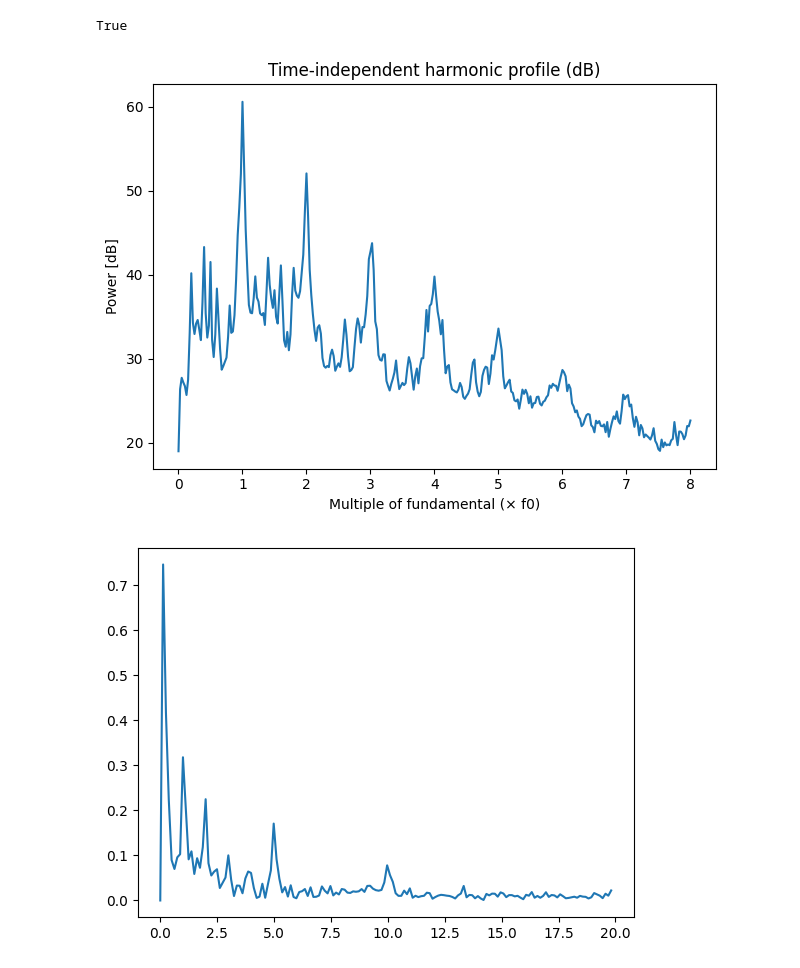
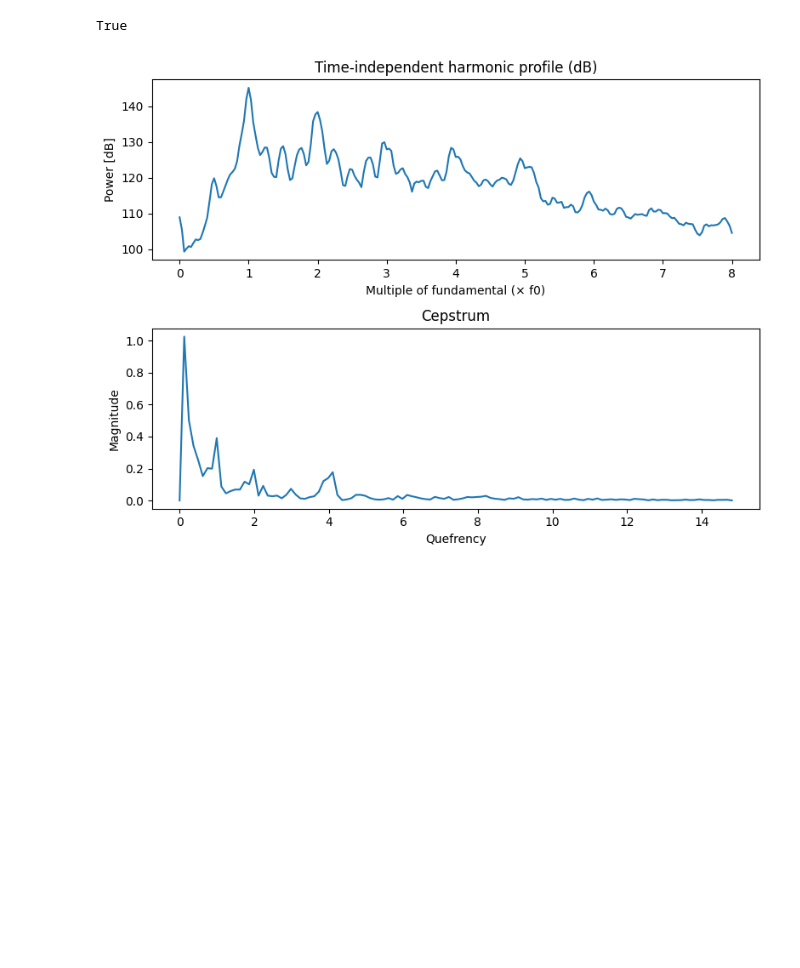
Before and after one commit to alvisngan/AASD4010_deep_learning_1_project, a Jupyter notebook: signal_processing_demo.ipynb, the cells around one changed output. Drawn from its saved outputs; the diff is of its cells as text; code cells hidden in the pictures; blank space fills up the shorter version.

```diff
--- a/signal_processing_demo.ipynb
+++ b/signal_processing_demo.ipynb
@@ -221,19 +222,8 @@ print(num_orders*bins_per_interval+1 == len(x_mult))
 True
 # %%
 # Testing the overall signal processing code
-from signal_processing import process_audio
-spec_power_db, ceps_mag, spec_order, ceps_qref = process_audio(WAV_PATH)
-
-plt.plot(spec_order,b)
-plt.xlabel("Multiple of fundamental (× f0)")
-plt.ylabel("Power [dB]")
-plt.title("Time-independent harmonic profile (dB)")
-plt.tight_layout()
-plt.show()
-
-
-plt.plot(ceps_qref, ceps_mag)
-plt.show()
+from signal_processing import plot_audio_file
+WAV_PATH = "../audio_clips/clips/i4_005.wav"
+plot_audio_file(WAV_PATH, plot_name="plot", save = False)
 # %% [output]
-[figure, old version]
+[figure, new version]
-[figure, removed]
```
Also changed, not shown: parts of 3 cells of this notebook, 6 other files.
